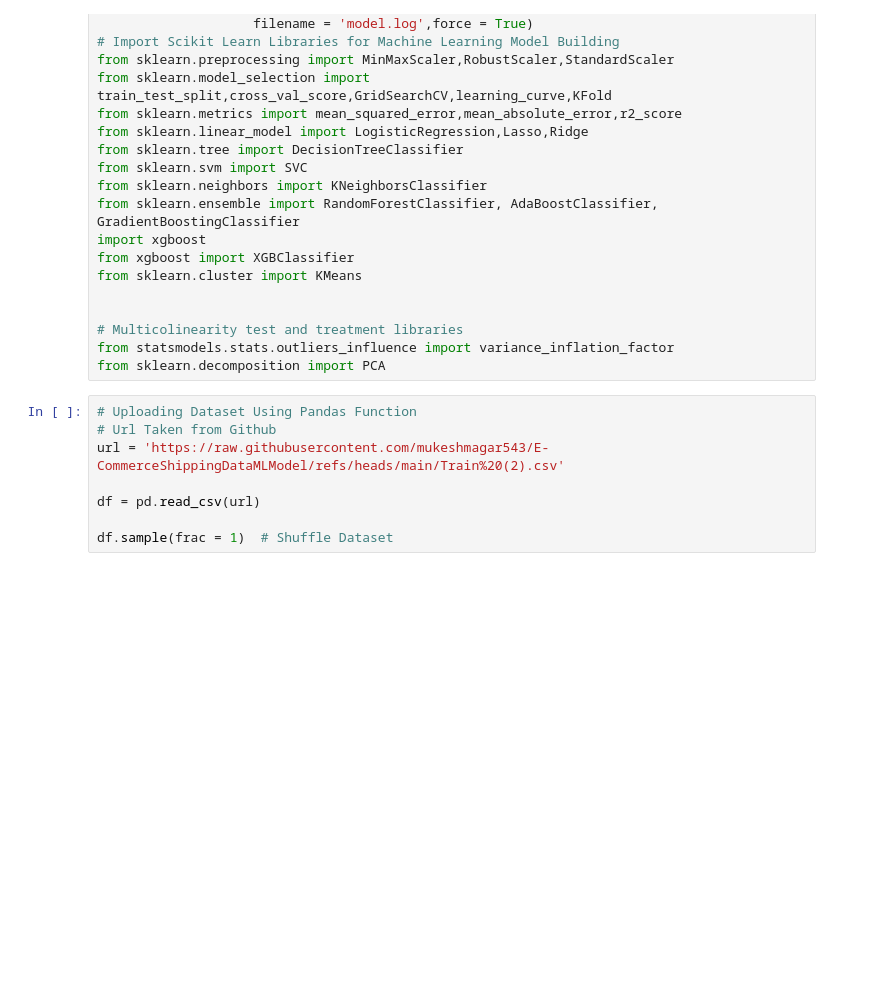
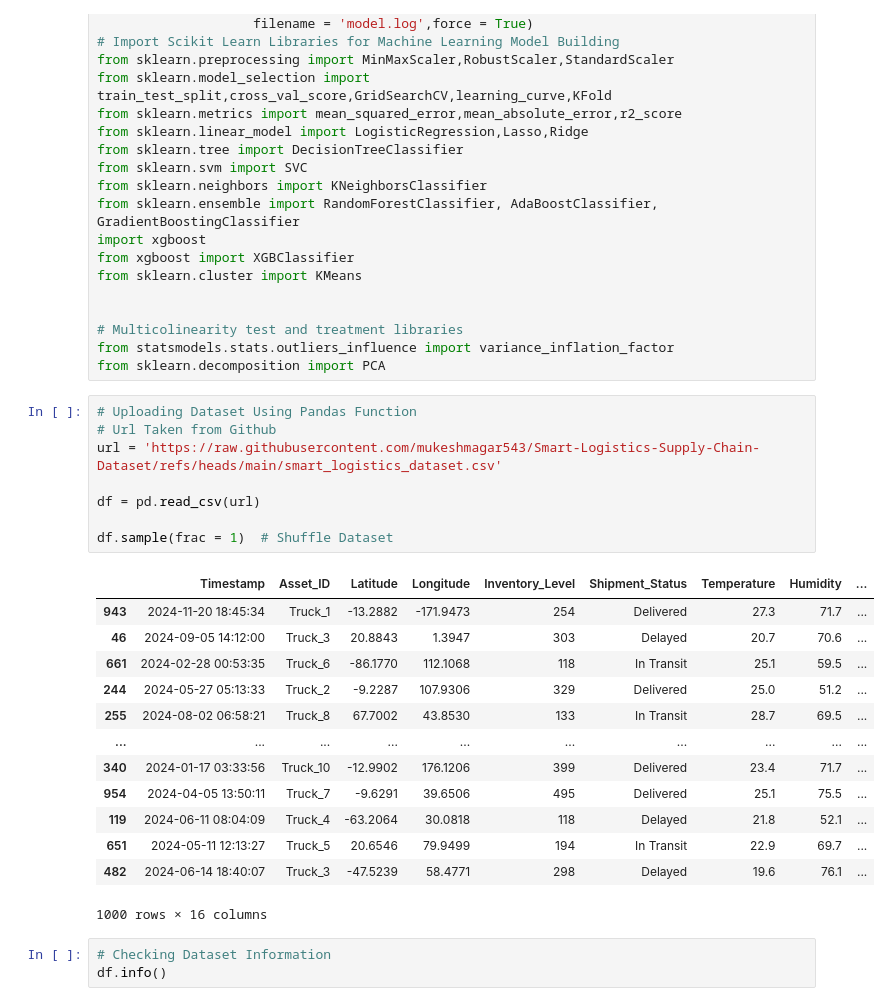
Before and after one commit to mukeshmagar543/Smart-Logistics-Supply-Chain-Dataset, a Jupyter notebook: Model.ipynb, the cells around one changed output. Cells and saved outputs as stored; diff of their text form; blank space fills up the shorter version.

```diff
--- a/Model.ipynb
+++ b/Model.ipynb
@@ -34,8 +34,25 @@ from sklearn.decomposition import PCA
 # %%
 # Uploading Dataset Using Pandas Function
 # Url Taken from Github
-url = 'https://raw.githubusercontent.com/mukeshmagar543/E-CommerceShippingDataMLModel/refs/heads/main/Train%20(2).csv'
+url = 'https://raw.githubusercontent.com/mukeshmagar543/Smart-Logistics-Supply-Chain-Dataset/refs/heads/main/smart_logistics_dataset.csv'
 
 df = pd.read_csv(url)
 
 df.sample(frac = 1)  # Shuffle Dataset
+# %% [output]
+|  | Timestamp | Asset_ID | Latitude | Longitude | Inventory_Level | Shipment_Status | Temperature | Humidity | ... |
+| 943 | 2024-11-20 18:45:34 | Truck_1 | -13.2882 | -171.9473 | 254 | Delivered | 27.3 | 71.7 | ... |
+| 46 | 2024-09-05 14:12:00 | Truck_3 | 20.8843 | 1.3947 | 303 | Delayed | 20.7 | 70.6 | ... |
+| 661 | 2024-02-28 00:53:35 | Truck_6 | -86.1770 | 112.1068 | 118 | In Transit | 25.1 | 59.5 | ... |
+| 244 | 2024-05-27 05:13:33 | Truck_2 | -9.2287 | 107.9306 | 329 | Delivered | 25.0 | 51.2 | ... |
+| 255 | 2024-08-02 06:58:21 | Truck_8 | 67.7002 | 43.8530 | 133 | In Transit | 28.7 | 69.5 | ... |
+| ... | ... | ... | ... | ... | ... | ... | ... | ... | ... |
+| 340 | 2024-01-17 03:33:56 | Truck_10 | -12.9902 | 176.1206 | 399 | Delivered | 23.4 | 71.7 | ... |
+| 954 | 2024-04-05 13:50:11 | Truck_7 | -9.6291 | 39.6506 | 495 | Delivered | 25.1 | 75.5 | ... |
+| 119 | 2024-06-11 08:04:09 | Truck_4 | -63.2064 | 30.0818 | 118 | Delayed | 21.8 | 52.1 | ... |
+| 651 | 2024-05-11 12:13:27 | Truck_5 | 20.6546 | 79.9499 | 194 | In Transit | 22.9 | 69.7 | ... |
+| 482 | 2024-06-14 18:40:07 | Truck_3 | -47.5239 | 58.4771 | 298 | Delayed | 19.6 | 76.1 | ... |
+1000 rows × 16 columns
+# %%
+# Checking Dataset Information
+df.info()
```
Also changed, not shown: parts of 14 cells of this notebook.
